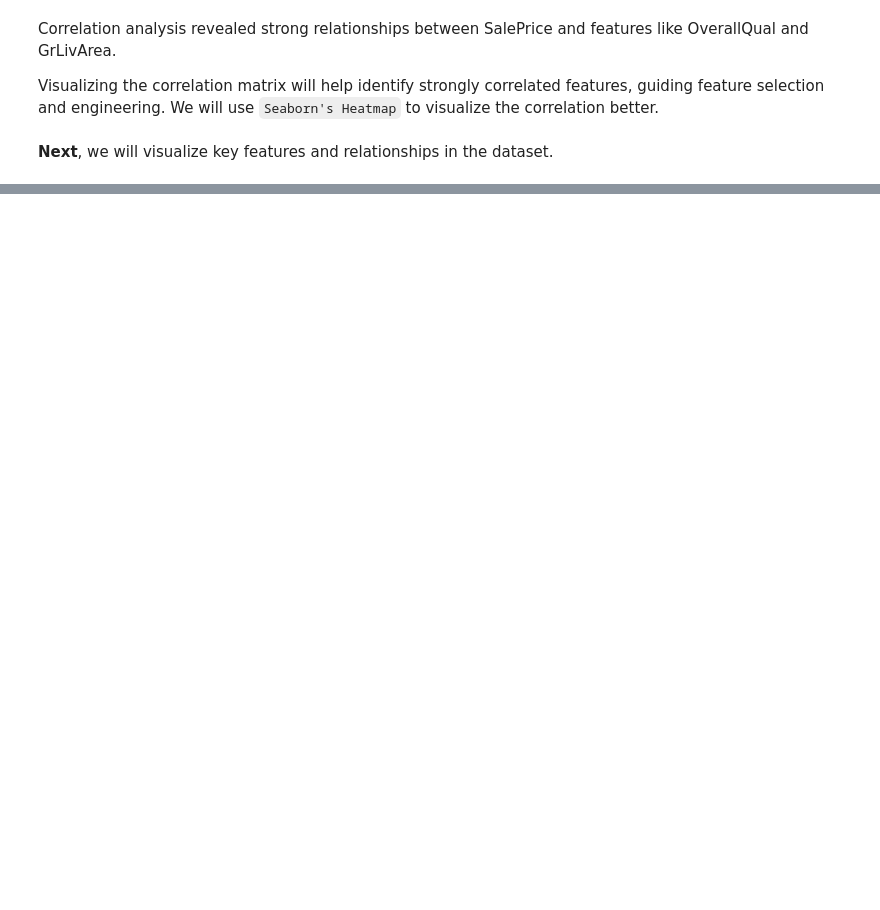
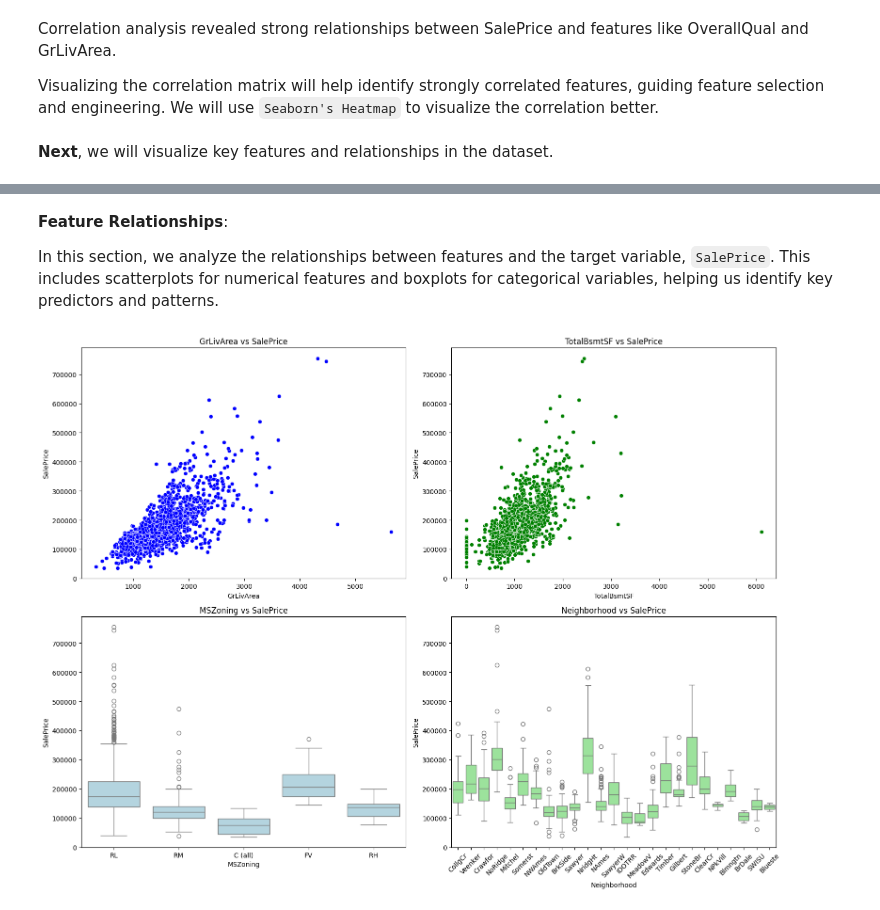
Before and after one commit to otuemre/HousePricingML, a Jupyter notebook: src/notebooks/housePricingML.ipynb, the cells around one changed output, grey strips where cells are left out. Saved outputs shown, nothing was run; the diff lists cells and outputs as text; code cells hidden in the pictures; blank space fills up the shorter version.

```diff
--- a/src/notebooks/housePricingML.ipynb
+++ b/src/notebooks/housePricingML.ipynb
@@ -256,0 +322,35 @@ Visualizing the correlation matrix will help identify strongly correlated featur
+# %% [markdown]
+**Feature Relationships**:
+
+In this section, we analyze the relationships between features and the target variable, `SalePrice`. This includes scatterplots for numerical features and boxplots for categorical variables, helping us identify key predictors and patterns.
+# %%
+# Set up the figure
+fig, axes = plt.subplots(2, 2, figsize=(16, 12))
+
+# Scatterplot: GrLivArea vs SalePrice
+sns.scatterplot(x='GrLivArea', y='SalePrice', data=df, ax=axes[0, 0], color='blue')
+axes[0, 0].set_title('GrLivArea vs SalePrice')
+
+# Scatterplot: TotalBsmtSF vs SalePrice
+sns.scatterplot(x='TotalBsmtSF', y='SalePrice', data=df, ax=axes[0, 1], color='green')
+axes[0, 1].set_title('TotalBsmtSF vs SalePrice')
+
+# Boxplot: MSZoning vs SalePrice
+sns.boxplot(x='MSZoning', y='SalePrice', data=df, ax=axes[1, 0], color='lightblue')
+axes[1, 0].set_title('MSZoning vs SalePrice')
+
+# Boxplot: Neighborhood vs SalePrice
+sns.boxplot(x='Neighborhood', y='SalePrice', data=df, ax=axes[1, 1], color='lightgreen')
+axes[1, 1].set_title('Neighborhood vs SalePrice')
+axes[1, 1].tick_params(axis='x', rotation=45)  # Rotate x-axis labels for better readability
+
+# Adjust layout
+plt.tight_layout()
+
+# Save the plot
+plt.savefig('../images/feature_relationships.png', dpi=300, bbox_inches='tight')
+
+# Display the plot
+plt.show()
+# %% [output]
+[figure, added]
```
Also changed, not shown: parts of 17 cells of this notebook, 6 other files.
